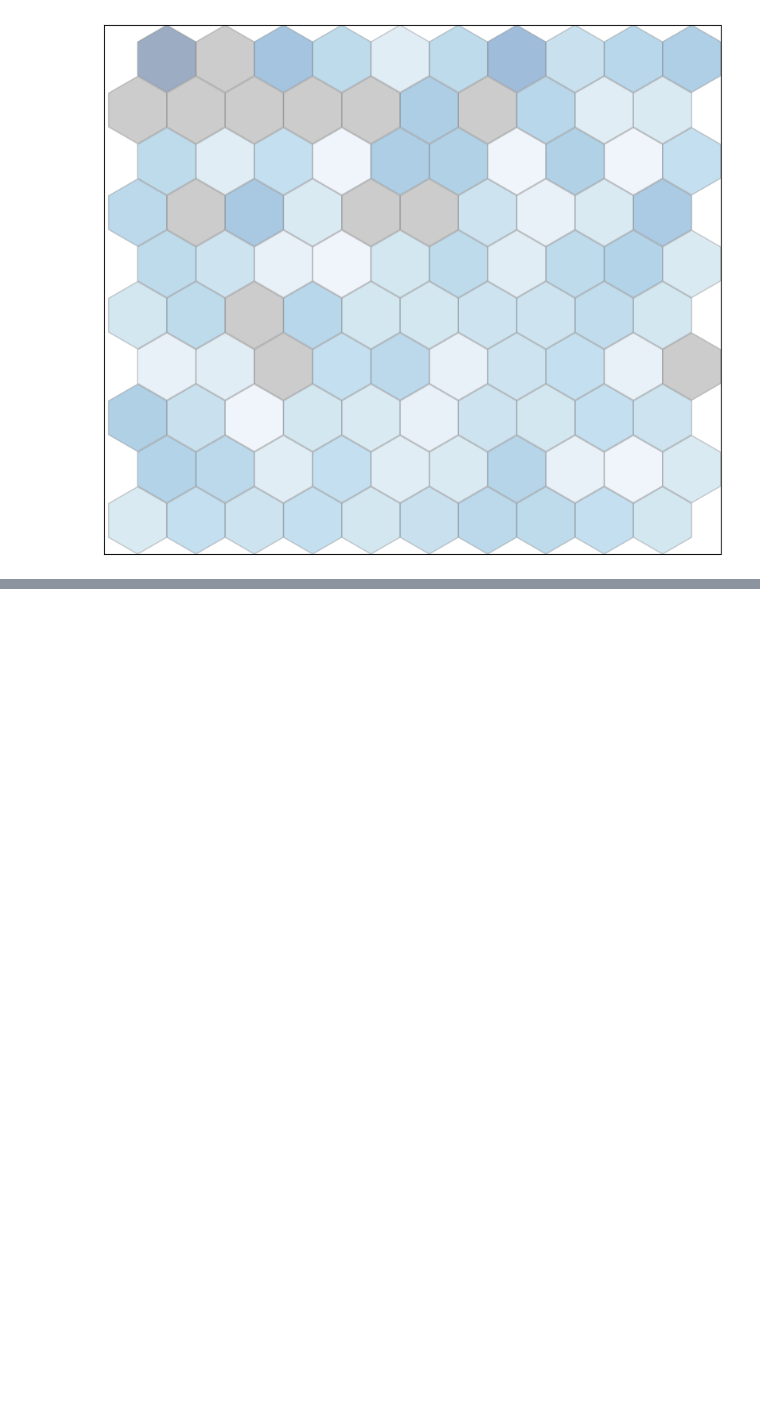
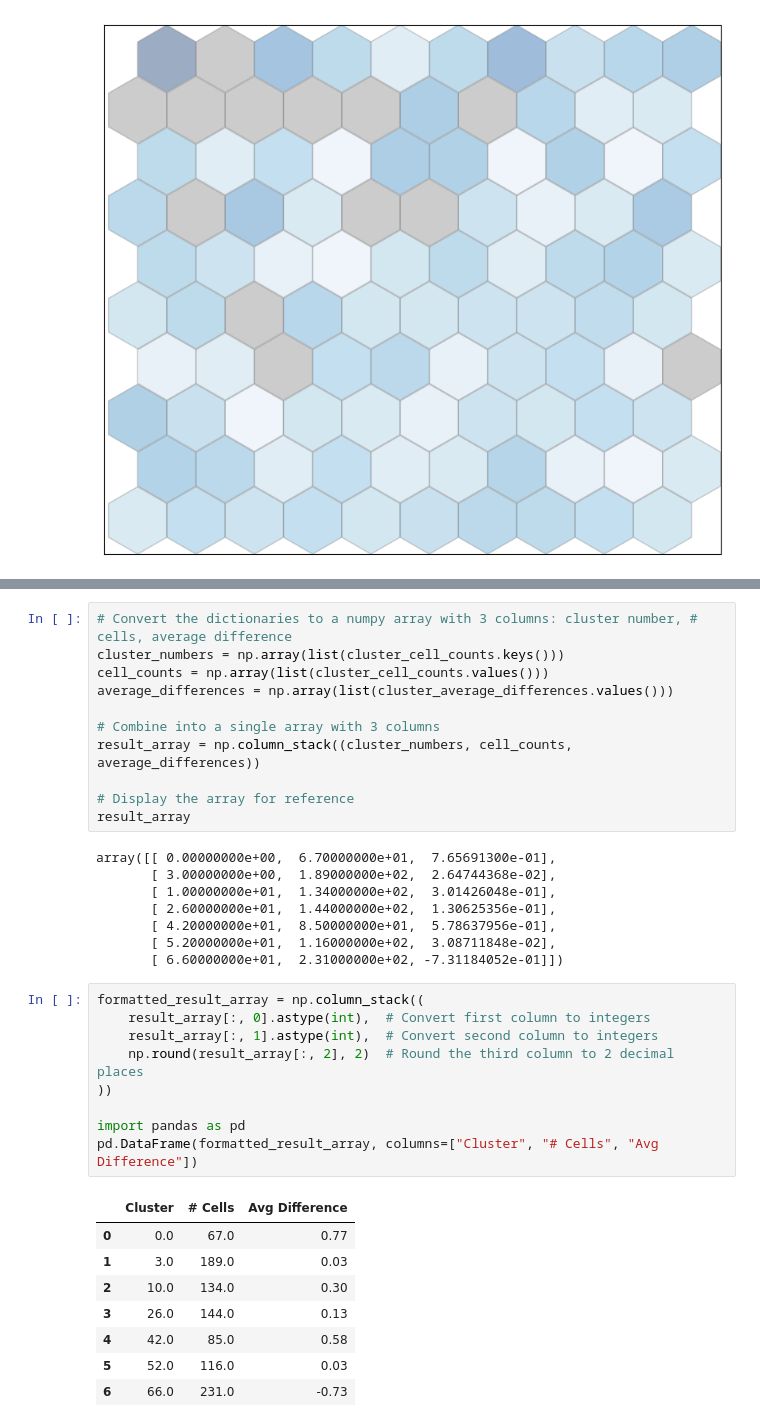
Before and after one commit to SZ-yang/SCSeq_LineageBarcoding, a Jupyter notebook: kevin/Writeup6_SOM/Writeup6_LARRY_SOM_entropy.ipynb, the cells around one changed output, grey strips where cells are left out. Saved outputs shown, nothing was run; the diff lists cells and outputs as text; blank space fills up the shorter version.

```diff
--- a/kevin/Writeup6_SOM/Writeup6_LARRY_SOM_entropy.ipynb
+++ b/kevin/Writeup6_SOM/Writeup6_LARRY_SOM_entropy.ipynb
@@ -1252,0 +1359,37 @@ ax_cb
+# %%
+# Convert the dictionaries to a numpy array with 3 columns: cluster number, # cells, average difference
+cluster_numbers = np.array(list(cluster_cell_counts.keys()))
+cell_counts = np.array(list(cluster_cell_counts.values()))
+average_differences = np.array(list(cluster_average_differences.values()))
+
+# Combine into a single array with 3 columns
+result_array = np.column_stack((cluster_numbers, cell_counts, average_differences))
+
+# Display the array for reference
+result_array
+# %% [output]
+array([[ 0.00000000e+00,  6.70000000e+01,  7.65691300e-01],
+       [ 3.00000000e+00,  1.89000000e+02,  2.64744368e-02],
+       [ 1.00000000e+01,  1.34000000e+02,  3.01426048e-01],
+       [ 2.60000000e+01,  1.44000000e+02,  1.30625356e-01],
+       [ 4.20000000e+01,  8.50000000e+01,  5.78637956e-01],
+       [ 5.20000000e+01,  1.16000000e+02,  3.08711848e-02],
+       [ 6.60000000e+01,  2.31000000e+02, -7.31184052e-01]])
+# %%
+formatted_result_array = np.column_stack((
+    result_array[:, 0].astype(int),  # Convert first column to integers
+    result_array[:, 1].astype(int),  # Convert second column to integers
+    np.round(result_array[:, 2], 2)  # Round the third column to 2 decimal places
+))
+
+import pandas as pd
+pd.DataFrame(formatted_result_array, columns=["Cluster", "# Cells", "Avg Difference"])
+# %% [output]
+|  | Cluster | # Cells | Avg Difference |
+| 0 | 0.0 | 67.0 | 0.77 |
+| 1 | 3.0 | 189.0 | 0.03 |
+| 2 | 10.0 | 134.0 | 0.30 |
+| 3 | 26.0 | 144.0 | 0.13 |
+| 4 | 42.0 | 85.0 | 0.58 |
+| 5 | 52.0 | 116.0 | 0.03 |
+| 6 | 66.0 | 231.0 | -0.73 |
```
Also changed, not shown: parts of 6 cells of this notebook, 2 other files.
